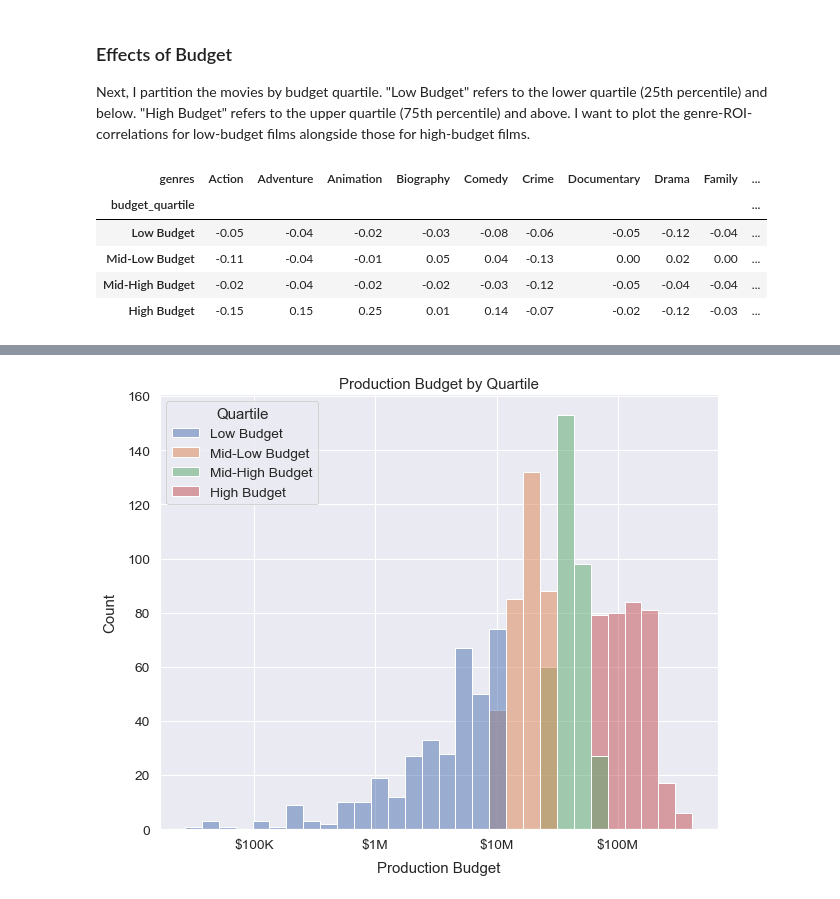
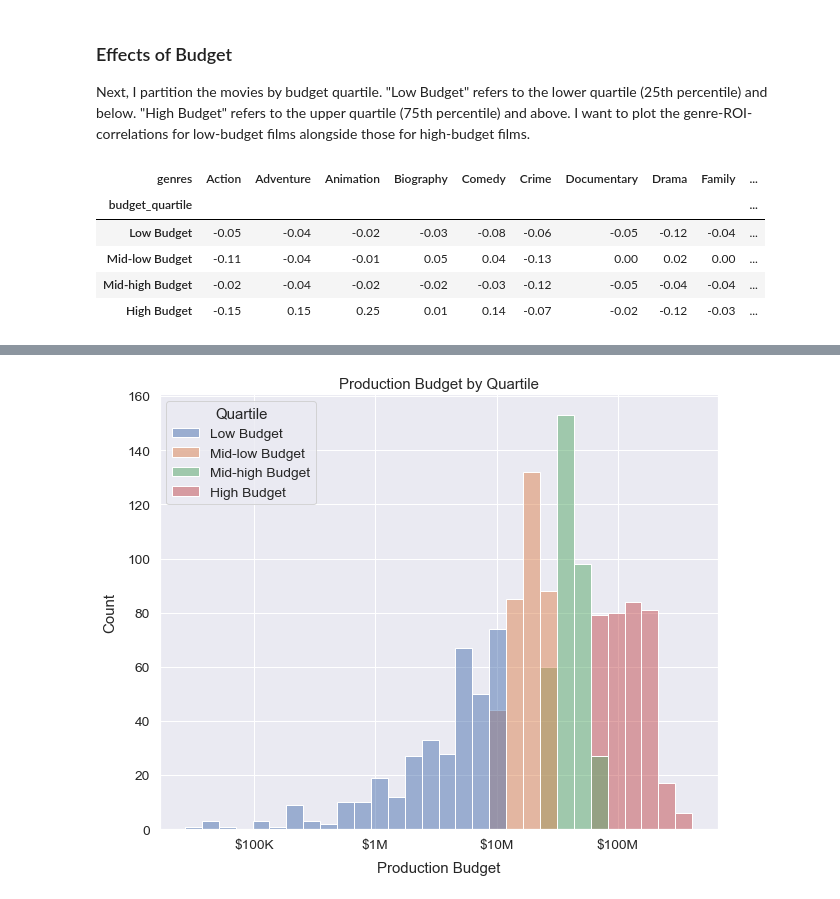
Before and after one commit to ndgigliotti/dsc-phase-1-project, a Jupyter notebook: genre_profitability.ipynb, the cells around one changed output, grey strips where cells are left out. Cells and saved outputs as stored; diff of their text form; code cells hidden in the pictures.

```diff
--- a/genre_profitability.ipynb
+++ b/genre_profitability.ipynb
@@ -601,18 +601,18 @@ ax.xaxis.set_major_formatter(ticker.PercentFormatter())
 ### Effects of Budget
 Next, I partition the movies by budget quartile. "Low Budget" refers to the lower quartile (25th percentile) and below. "High Budget" refers to the upper quartile (75th percentile) and above. I want to plot the genre-ROI-correlations for low-budget films alongside those for high-budget films.
 # %%
-quartile_labels = ['Low Budget', 'Mid-Low Budget',
-                   'Mid-High Budget', 'High Budget']
+quartile_labels = ['Low Budget', 'Mid-low Budget',
+                   'Mid-high Budget', 'High Budget']
 imdb['budget_quartile'] = pd.qcut(
     imdb['production_budget'], 4, quartile_labels)
 quartile_intervals = pd.qcut(imdb['production_budget'], 4).dtype.categories
 world_roi_by_budget = combos.groupby(
     imdb['budget_quartile']).corrwith(imdb['worldwide_roi'])
 world_roi_by_budget
 # %% [output]
 | genres | Action | Adventure | Animation | Biography | Comedy | Crime | Documentary | Drama | Family | ... |
 | budget_quartile |  |  |  |  |  |  |  |  |  | ... |
 | Low Budget | -0.05 | -0.04 | -0.02 | -0.03 | -0.08 | -0.06 | -0.05 | -0.12 | -0.04 | ... |
-| Mid-Low Budget | -0.11 | -0.04 | -0.01 | 0.05 | 0.04 | -0.13 | 0.00 | 0.02 | 0.00 | ... |
-| Mid-High Budget | -0.02 | -0.04 | -0.02 | -0.02 | -0.03 | -0.12 | -0.05 | -0.04 | -0.04 | ... |
+| Mid-low Budget | -0.11 | -0.04 | -0.01 | 0.05 | 0.04 | -0.13 | 0.00 | 0.02 | 0.00 | ... |
+| Mid-high Budget | -0.02 | -0.04 | -0.02 | -0.02 | -0.03 | -0.12 | -0.05 | -0.04 | -0.04 | ... |
 | High Budget | -0.15 | 0.15 | 0.25 | 0.01 | 0.14 | -0.07 | -0.02 | -0.12 | -0.03 | ... |
```
Also changed, not shown: parts of 11 cells of this notebook, 1 other file.
